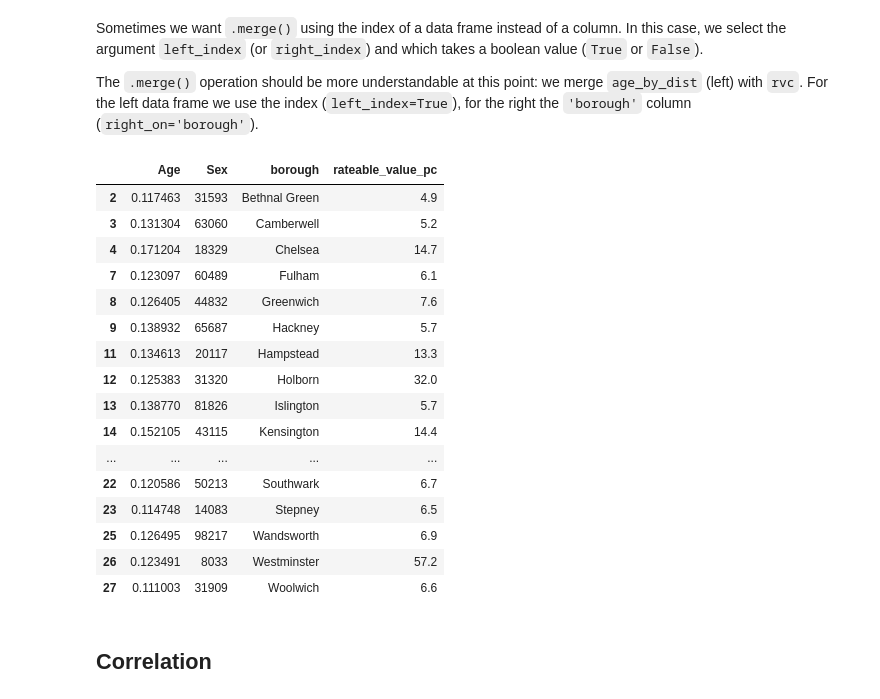
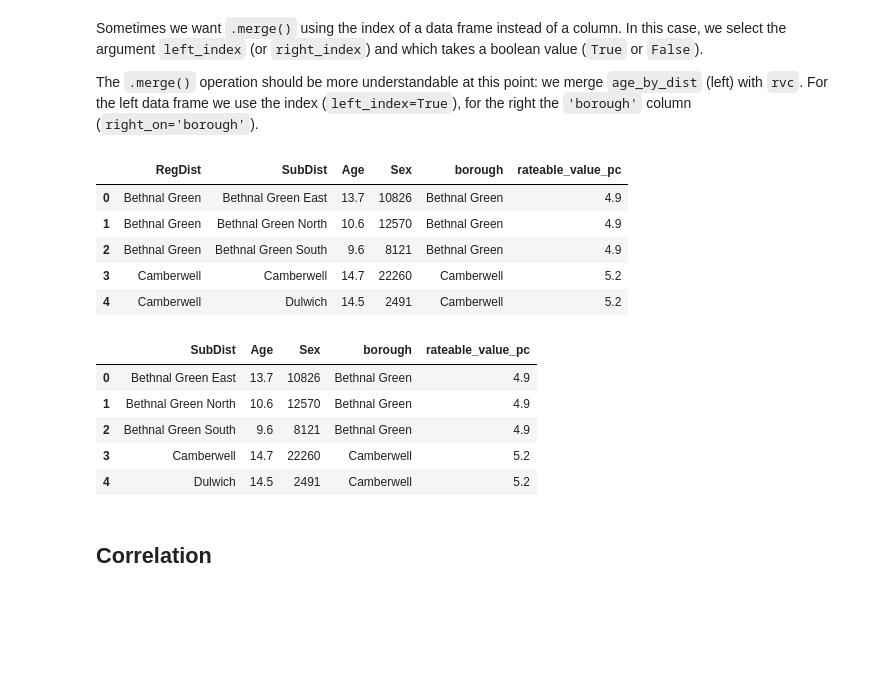
Before and after one commit to kasparvonbeelen/ghi_python, a Jupyter notebook: 11_-_Linear_Regression.ipynb, the cells around one changed output. Cells and saved outputs as stored; diff of their text form; code cells hidden in the pictures; blank space fills up the shorter version.

```diff
--- a/11_-_Linear_Regression.ipynb
+++ b/11_-_Linear_Regression.ipynb
@@ -52,4 +57,4 @@ Why? We don't know how long Londoners live on average. Here we reason that distr
 # %%
-df = pd.read_csv('data/icem/EW01_london_subsample.csv',index_col=0)
+df = pd.read_csv('data/icem/EW01_london_subsample_2.csv',index_col=0)
 df.head()
 # %% [output]
@@ -66,7 +71,7 @@ df.Age.mean(), df.Age.median()
 # %%
 #age_by_dist = df.groupby(['RegDist']).agg({'Age':'mean','Sex':'count'})
 # %%
-age_by_dist = df.groupby(['RegDist']).agg({'Age':lambda x: np.mean(x > 50),'Sex':'count'})
+age_by_dist = df.groupby(['RegDist','SubDist']).agg({'Age':lambda x: round(np.mean(x > 50) *100,1),'Sex':'count'}).reset_index()
 # %%
 age_by_dist
 # %% [output]
@@ -228,26 +224,25 @@ Sometimes we want `.merge()` using the index of a data frame instead of a column
 
 The `.merge()` operation should be more understandable at this point: we merge `age_by_dist` (left) with `rvc`. For the left data frame we use the index (`left_index=True`), for the right the `'borough'` column  (`right_on='borough'`).
 # %%
-data_merged = age_by_dist.merge(rv,left_index=True,right_on='borough')
-data_merged
+data_merged = age_by_dist.merge(rv,left_on='RegDist',right_on='borough')
+data_merged.head()
 # %% [output]
-|  | Age | Sex | borough | rateable_value_pc |
-| 2 | 0.117463 | 31593 | Bethnal Green | 4.9 |
-| 3 | 0.131304 | 63060 | Camberwell | 5.2 |
-| 4 | 0.171204 | 18329 | Chelsea | 14.7 |
-| 7 | 0.123097 | 60489 | Fulham | 6.1 |
-| 8 | 0.126405 | 44832 | Greenwich | 7.6 |
-| 9 | 0.138932 | 65687 | Hackney | 5.7 |
-| 11 | 0.134613 | 20117 | Hampstead | 13.3 |
-| 12 | 0.125383 | 31320 | Holborn | 32.0 |
-| 13 | 0.138770 | 81826 | Islington | 5.7 |
-| 14 | 0.152105 | 43115 | Kensington | 14.4 |
-| ... | ... | ... | ... | ... |
-| 22 | 0.120586 | 50213 | Southwark | 6.7 |
-| 23 | 0.114748 | 14083 | Stepney | 6.5 |
-| 25 | 0.126495 | 98217 | Wandsworth | 6.9 |
-| 26 | 0.123491 | 8033 | Westminster | 57.2 |
-| 27 | 0.111003 | 31909 | Woolwich | 6.6 |
+|  | RegDist | SubDist | Age | Sex | borough | rateable_value_pc |
+| 0 | Bethnal Green | Bethnal Green East | 13.7 | 10826 | Bethnal Green | 4.9 |
+| 1 | Bethnal Green | Bethnal Green North | 10.6 | 12570 | Bethnal Green | 4.9 |
+| 2 | Bethnal Green | Bethnal Green South | 9.6 | 8121 | Bethnal Green | 4.9 |
+| 3 | Camberwell | Camberwell | 14.7 | 22260 | Camberwell | 5.2 |
+| 4 | Camberwell | Dulwich | 14.5 | 2491 | Camberwell | 5.2 |
+# %%
+data_merged.drop('RegDist',inplace=True, axis=1)
+data_merged.head()
+# %% [output]
+|  | SubDist | Age | Sex | borough | rateable_value_pc |
+| 0 | Bethnal Green East | 13.7 | 10826 | Bethnal Green | 4.9 |
+| 1 | Bethnal Green North | 10.6 | 12570 | Bethnal Green | 4.9 |
+| 2 | Bethnal Green South | 9.6 | 8121 | Bethnal Green | 4.9 |
+| 3 | Camberwell | 14.7 | 22260 | Camberwell | 5.2 |
+| 4 | Dulwich | 14.5 | 2491 | Camberwell | 5.2 |
 # %% [markdown]
 ##  Correlation
 # %% [markdown]
```
Also changed, not shown: parts of 82 cells of this notebook.
